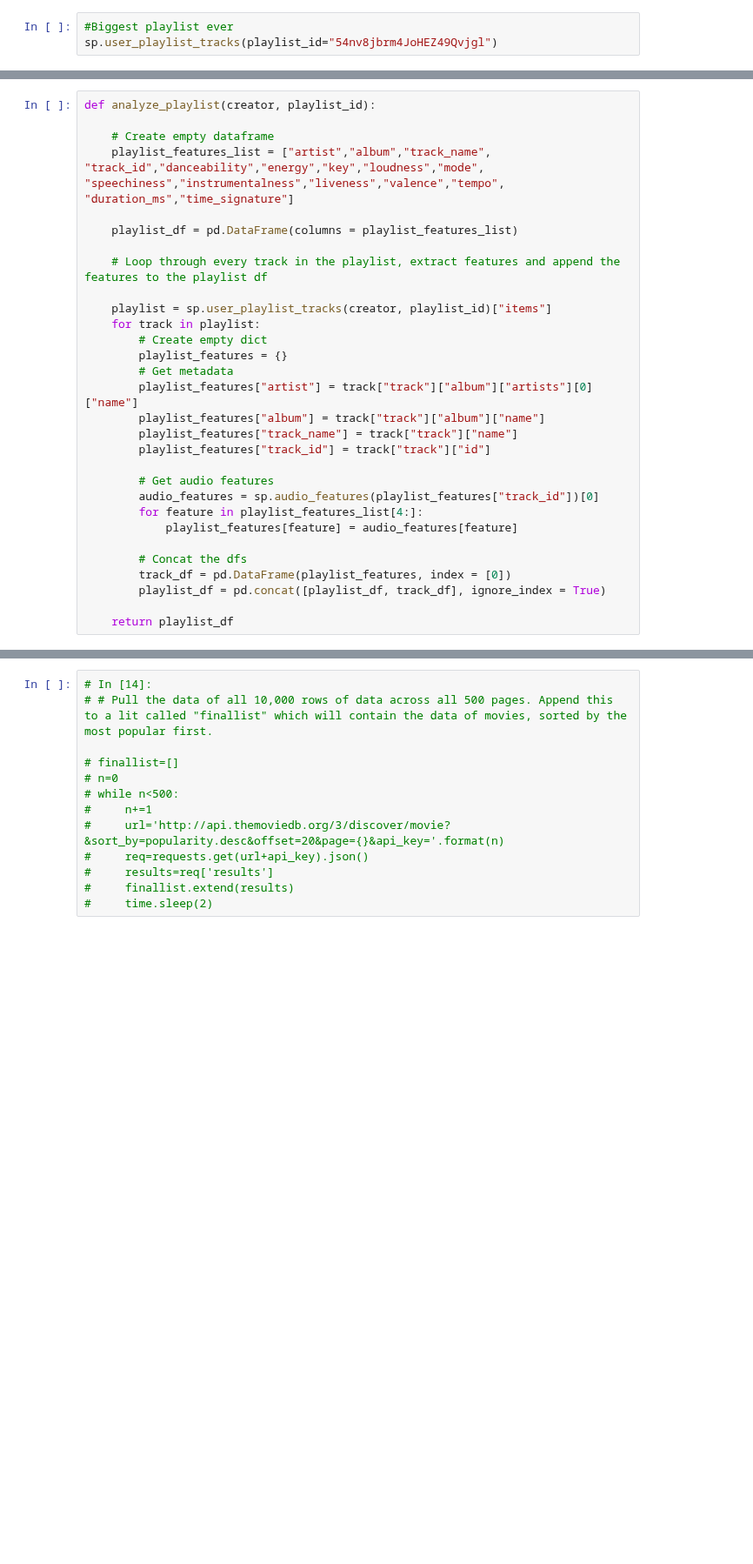
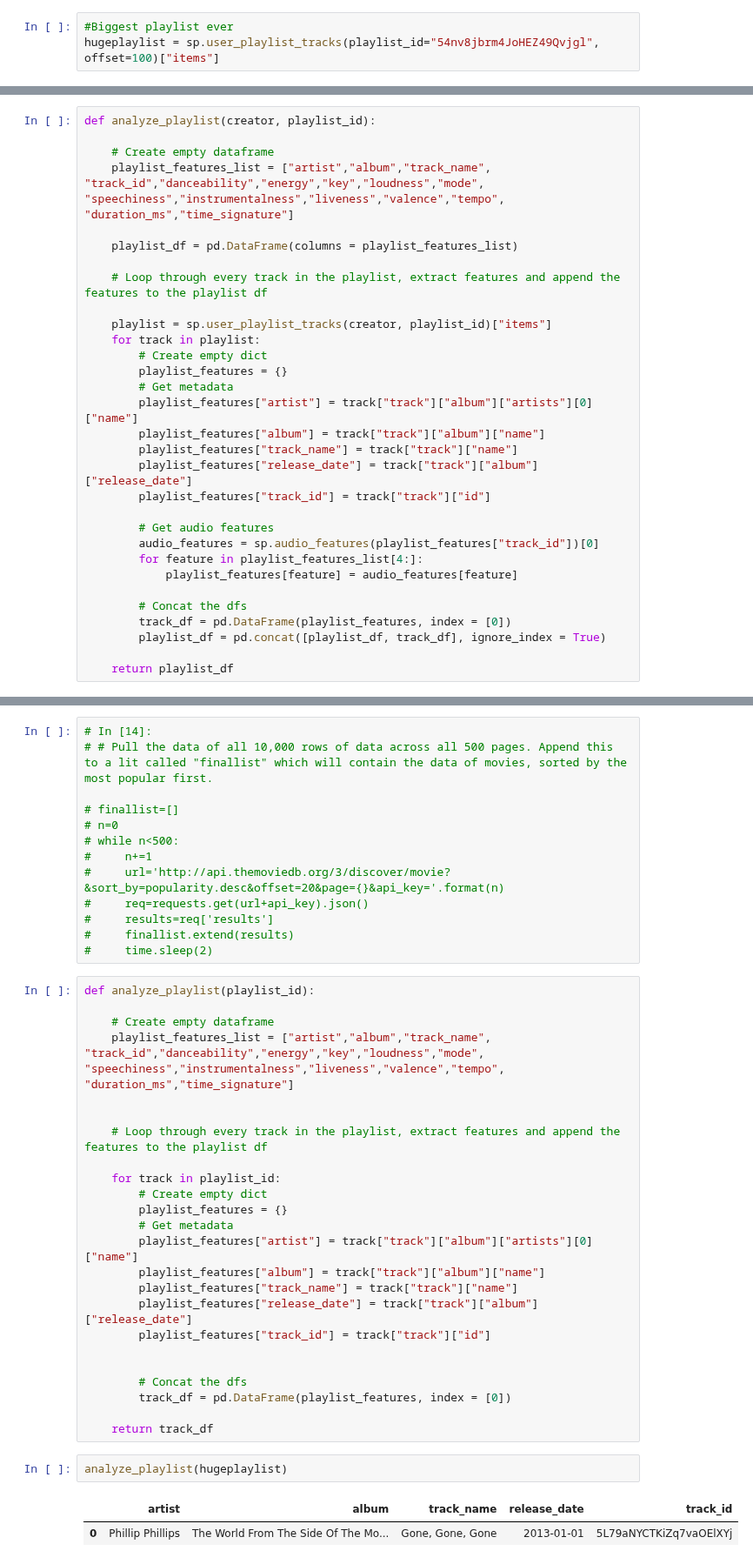
Before and after one commit to adinas94/Spotify_Recommendation_System, a Jupyter notebook: API WIP.ipynb, the cells around one changed output, grey strips where cells are left out. Shown at 87% size. Cells and saved outputs as stored; diff of their text form; blank space fills up the shorter version.

```diff
--- a/API WIP.ipynb
+++ b/API WIP.ipynb
@@ -132,4 +132,4 @@ sp.search(q='genre: acoustic', limit=50, type='track')['tracks']['items']
   'uri': 'spotify:track:6UIxGIqWlO5wsddY44AV1R'}]
 # %%
 #Biggest playlist ever
-sp.user_playlist_tracks(playlist_id="54nv8jbrm4JoHEZ49Qvjgl")
+hugeplaylist = sp.user_playlist_tracks(playlist_id="54nv8jbrm4JoHEZ49Qvjgl", offset=100)["items"]
@@ -171,6 +161,7 @@ def analyze_playlist(creator, playlist_id):
         playlist_features["artist"] = track["track"]["album"]["artists"][0]["name"]
         playlist_features["album"] = track["track"]["album"]["name"]
         playlist_features["track_name"] = track["track"]["name"]
+        playlist_features["release_date"] = track["track"]["album"]["release_date"]
         playlist_features["track_id"] = track["track"]["id"]
 
         # Get audio features
@@ -215,3 +206,32 @@ analyze_playlist(playlist_creator, playlist_id)
 #     results=req['results']
 #     finallist.extend(results)
 #     time.sleep(2)
+# %%
+def analyze_playlist(playlist_id):
+
+    # Create empty dataframe
+    playlist_features_list = ["artist","album","track_name",  "track_id","danceability","energy","key","loudness","mode", "speechiness","instrumentalness","liveness","valence","tempo", "duration_ms","time_signature"]
+
+
+    # Loop through every track in the playlist, extract features and append the features to the playlist df
+
+    for track in playlist_id:
+        # Create empty dict
+        playlist_features = {}
+        # Get metadata
+        playlist_features["artist"] = track["track"]["album"]["artists"][0]["name"]
+        playlist_features["album"] = track["track"]["album"]["name"]
+        playlist_features["track_name"] = track["track"]["name"]
+        playlist_features["release_date"] = track["track"]["album"]["release_date"]
+        playlist_features["track_id"] = track["track"]["id"]
+
+
+        # Concat the dfs
+        track_df = pd.DataFrame(playlist_features, index = [0])
+
+    return track_df
+# %%
+analyze_playlist(hugeplaylist)
+# %% [output]
+|  | artist | album | track_name | release_date | track_id |
+| 0 | Phillip Phillips | The World From The Side Of The Mo... | Gone, Gone, Gone | 2013-01-01 | 5L79aNYCTKiZq7vaOElXYj |
```
Also changed, not shown: parts of 4 cells of this notebook.
